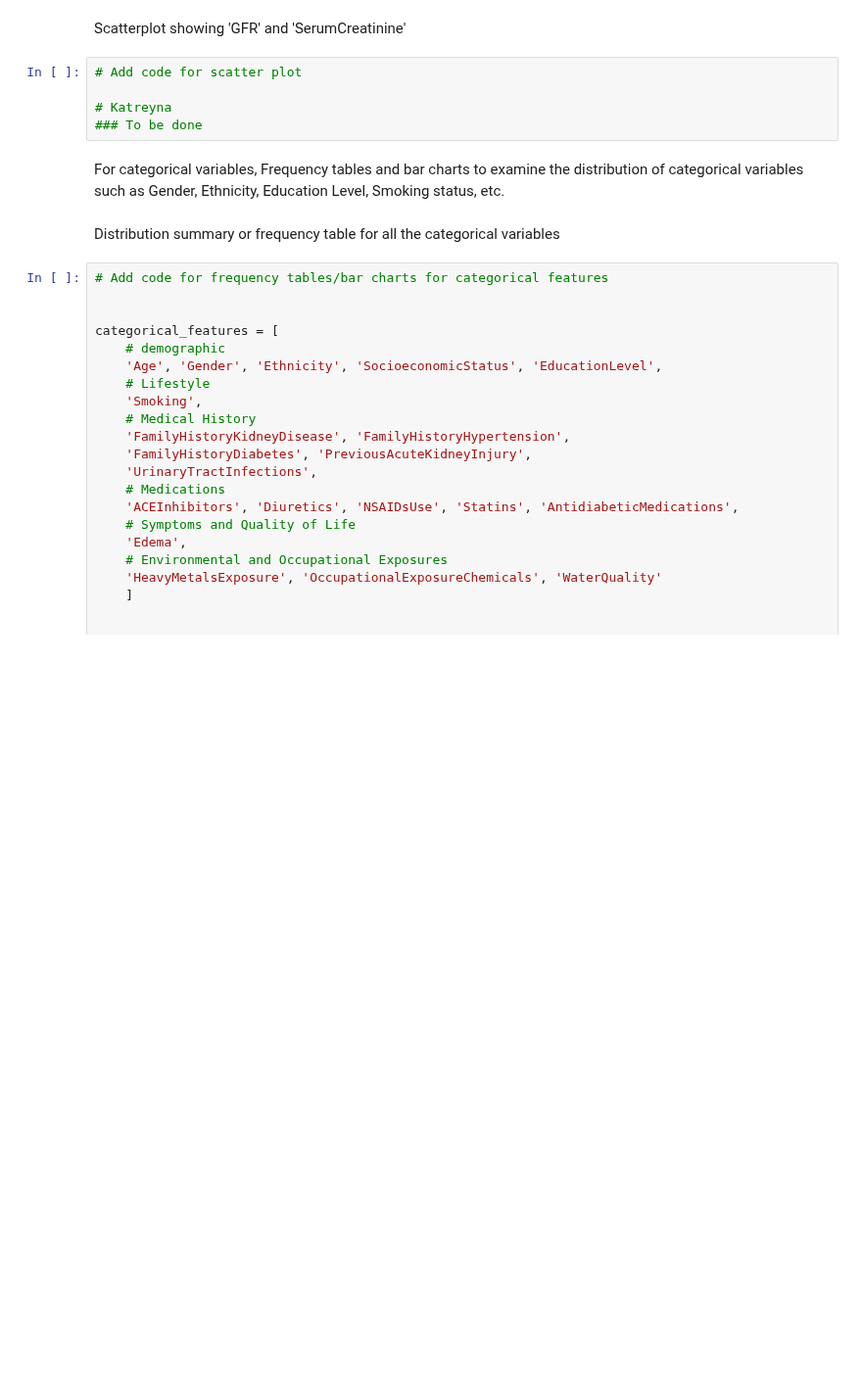
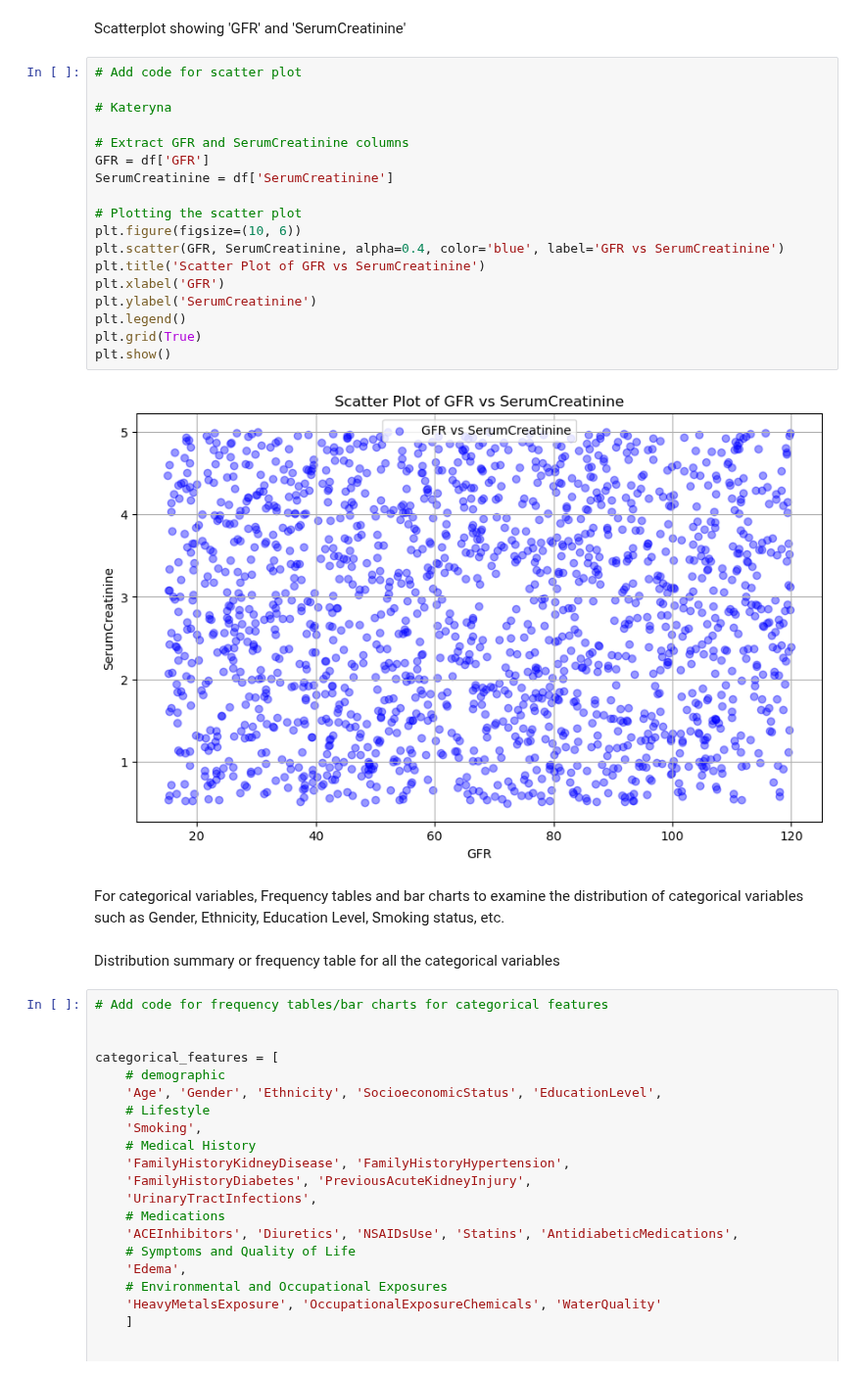
Before and after one commit to anjali-deshpande-hub/chronic_kidney_disease, a Jupyter notebook: src/CKD.ipynb, the cells around one changed output. Shown at 98% size. Drawn from its saved outputs; the diff is of its cells as text; blank space fills up the shorter version.

```diff
--- a/src/CKD.ipynb
+++ b/src/CKD.ipynb
@@ -100,10 +113,25 @@ The dataset contains large number of clinical measurements. For simplicity, lets
 # %% [markdown]
 Scatterplot showing 'GFR' and 'SerumCreatinine'
-# %%
-# Add code for scatter plot
-
-# Katreyna
-### To be done
+# %%
+# Add code for scatter plot
+
+# Kateryna
+
+# Extract GFR and SerumCreatinine columns
+GFR = df['GFR']
+SerumCreatinine = df['SerumCreatinine']
+
+# Plotting the scatter plot
+plt.figure(figsize=(10, 6))
+plt.scatter(GFR, SerumCreatinine, alpha=0.4, color='blue', label='GFR vs SerumCreatinine')
+plt.title('Scatter Plot of GFR vs SerumCreatinine')
+plt.xlabel('GFR')
+plt.ylabel('SerumCreatinine')
+plt.legend()
+plt.grid(True)
+plt.show()
+# %% [output]
+[figure, added]
 # %% [markdown]
 
 For categorical variables, Frequency tables and bar charts to examine the distribution of categorical variables such as Gender, Ethnicity, Education Level, Smoking status, etc.
```
Also changed, not shown: parts of 6 cells of this notebook.
